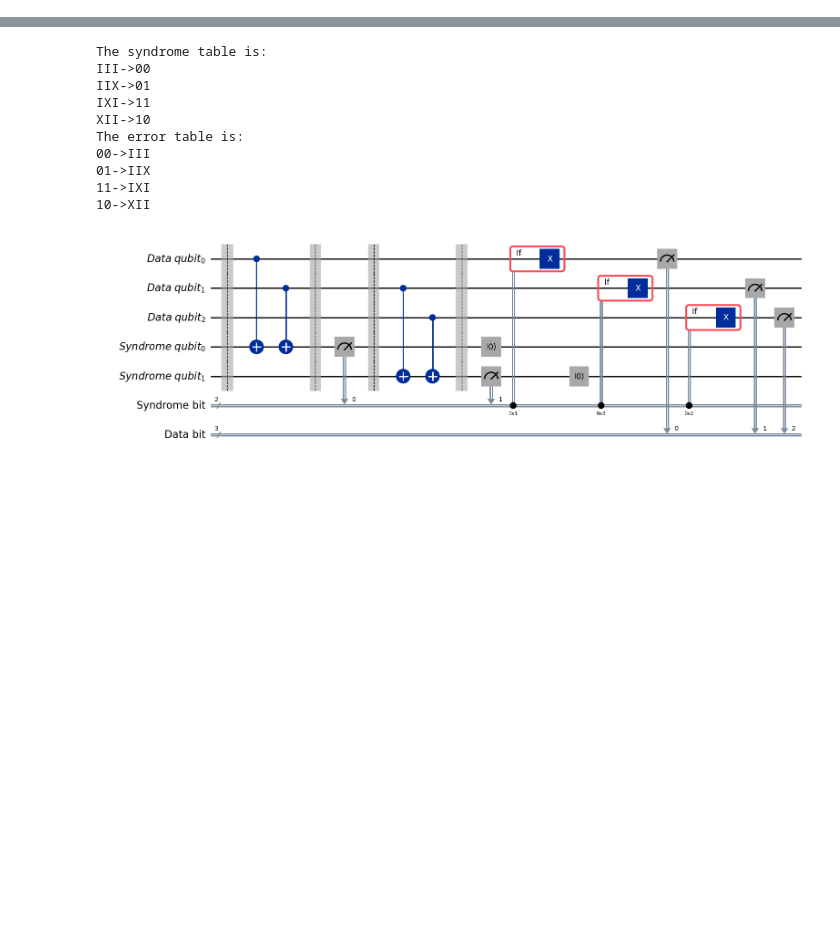
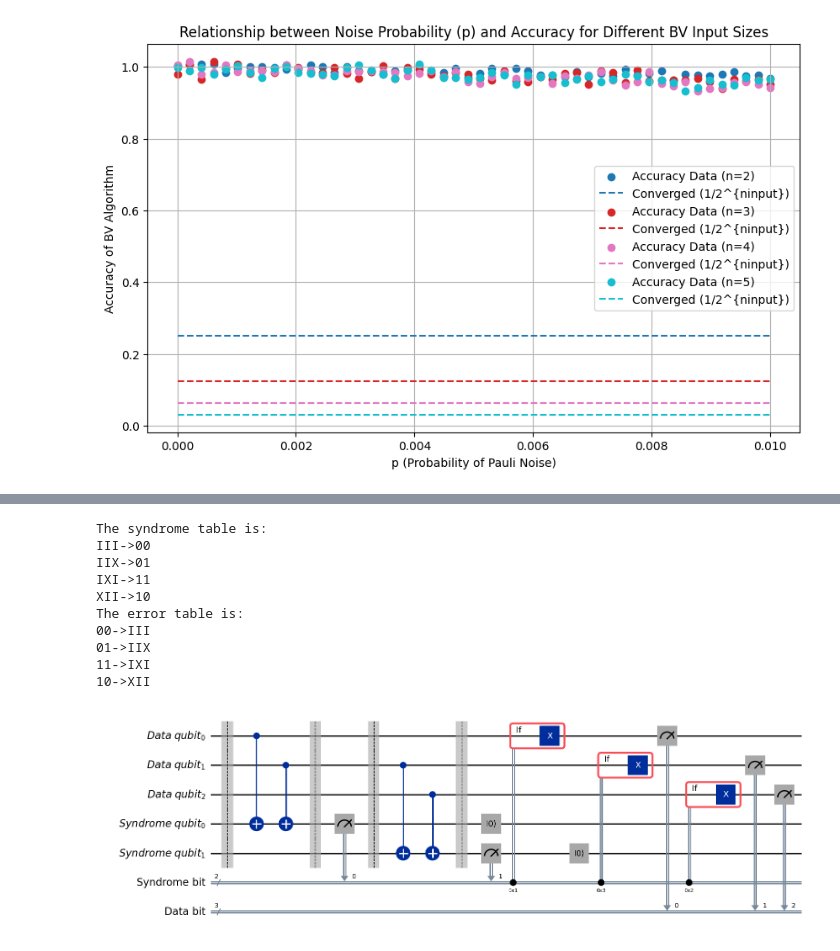
Before and after one commit to yezhuoyang/LogicalBV, a Jupyter notebook: test.ipynb, the cells around one changed output, grey strips where cells are left out. Cells and saved outputs as stored; diff of their text form; code cells hidden in the pictures; blank space fills up the shorter version.

```diff
--- a/test.ipynb
+++ b/test.ipynb
@@ -14,0 +48,38 @@ The function is f(x)=11x+0
+# %%
+# Example data
+from scipy.optimize import curve_fit
+
+p_values = np.linspace(0, 0.01, 50)  # Noise probabilities
+results = {
+    2: np.exp(-3 * p_values) + np.random.normal(0, 0.01, len(p_values)),
+    3: np.exp(-4 * p_values) + np.random.normal(0, 0.01, len(p_values)),
+    4: np.exp(-5 * p_values) + np.random.normal(0, 0.01, len(p_values)),
+    5: np.exp(-5 * p_values) + np.random.normal(0, 0.01, len(p_values))
+}
+
+# Define an exponential decay function for fitting
+def exp_decay(p, a, b):
+    return a * np.exp(-b * p)
+
+plt.figure(figsize=(10, 6))
+colors = plt.cm.tab10(np.linspace(0, 1, len(results)))  # Generate distinct colors for each pair
+
+for idx, (ninput, accuracies) in enumerate(results.items()):
+    color = colors[idx]
+    # Scatter plot for the real data
+    plt.scatter(p_values, accuracies, label=f"Accuracy Data (n={ninput})", color=color)
+
+    # Fit the curve and plot the fitted line
+    popt, _ = curve_fit(exp_decay, p_values, accuracies, p0=(1, 1))
+    fitted_accuracies = exp_decay(p_values, *popt)
+    #plt.plot(p_values, fitted_accuracies, label=f"Fitted Curve (n={ninput})", linestyle='--', color=color)
+
+    plt.plot(p_values, 1 / (2 ** ninput) * np.ones_like(p_values), '--', label=r"Converged (1/2^{ninput})", color=color)
+plt.xlabel("p (Probability of Pauli Noise)")
+plt.ylabel("Accuracy of BV Algorithm")
+plt.title("Relationship between Noise Probability (p) and Accuracy for Different BV Input Sizes")
+plt.legend()
+plt.grid()
+plt.show()
+# %% [output]
+[figure, added]
```
Also changed, not shown: parts of 13 cells of this notebook, 2 other files.
